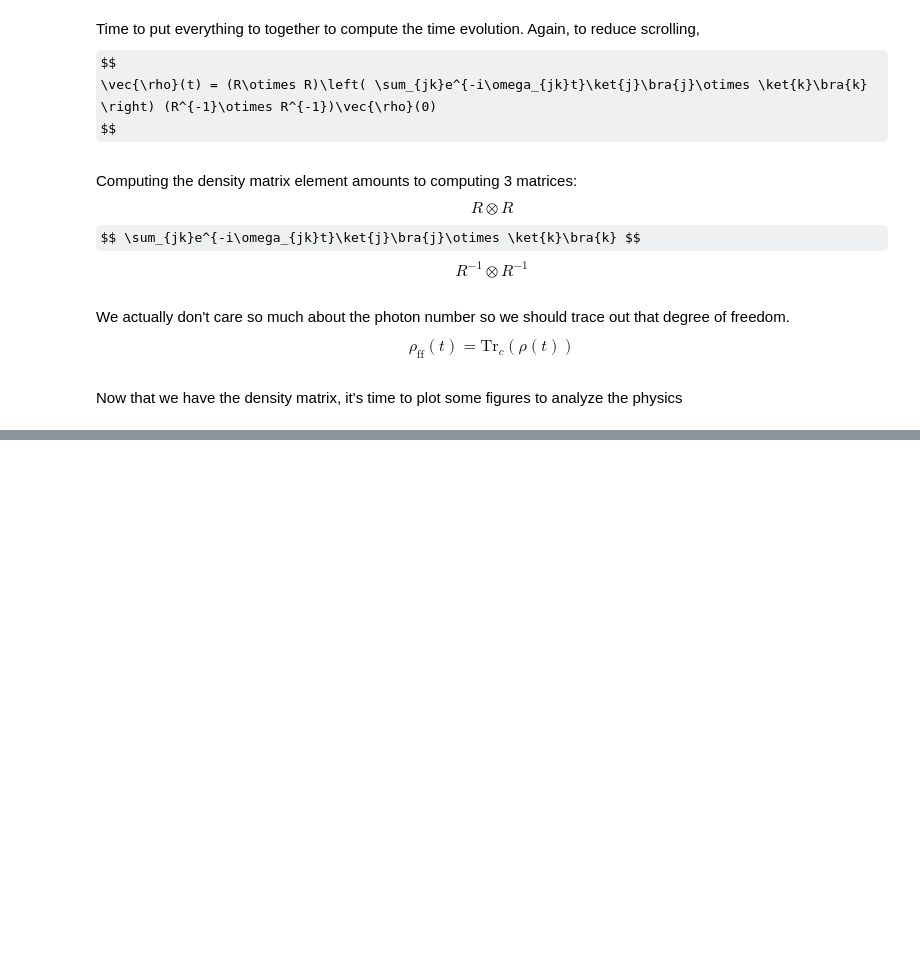
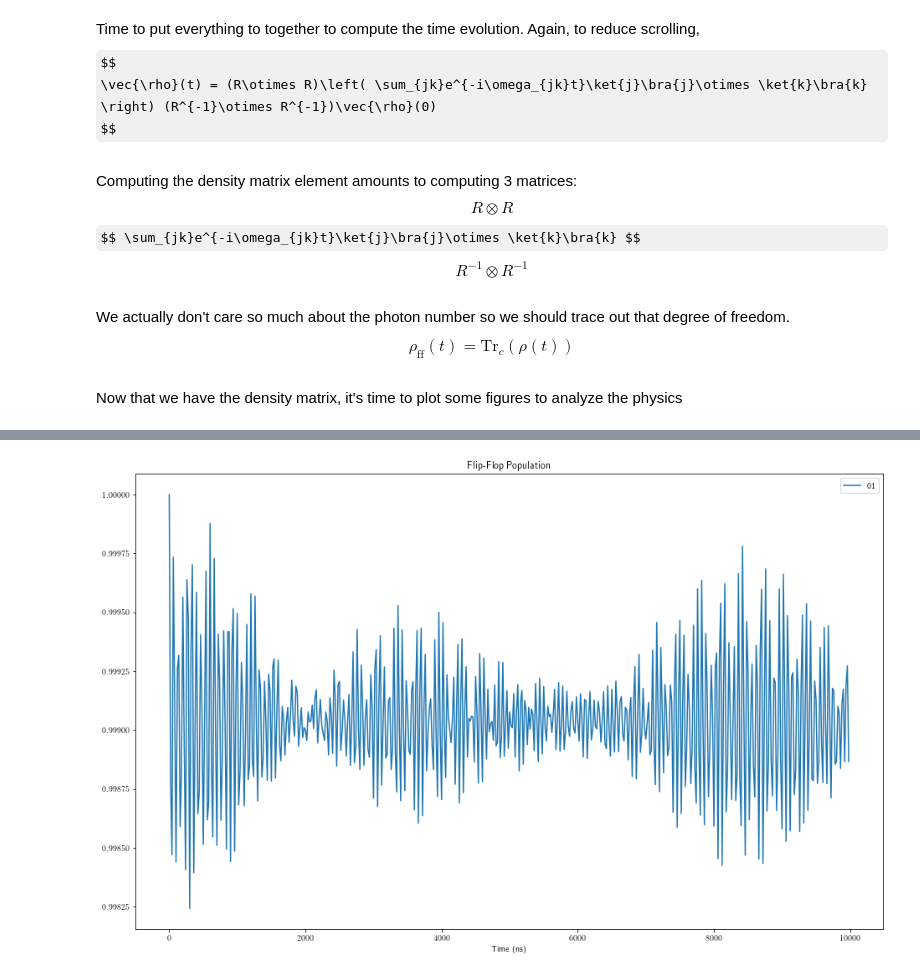
Before and after one commit to jtruong04/FlipFlopQubit_CavityCoupling, a Jupyter notebook: _notebooks/Time_Evolution.ipynb, the cells around one changed output, grey strips where cells are left out. Saved outputs shown, nothing was run; the diff lists cells and outputs as text; code cells hidden in the pictures; some formulas as TeX source; blank space fills up the shorter version.

```diff
--- a/_notebooks/Time_Evolution.ipynb
+++ b/_notebooks/Time_Evolution.ipynb
@@ -158,3 +312,29 @@ plt.show()
+# %%
+fig=plt.figure(figsize=(16,10))
+ax = fig.add_subplot(111)
+# ax.plot(t,rho_ff[:,0,0], label='00')
+ax.plot(t,rho_ff[:,1,1], label='01')
+# ax.plot(t,rho_ff[:,2,2], label='02')
+# ax.plot(t,rho_ff[:,3,3], label='03')
+# ax.plot(t,rho_ff[:,4,4], label='10')
+# ax.plot(t,rho_ff[:,5,5], label='11')
+# ax.plot(t,rho_ff[:,6,6], label='12')
+# ax.plot(t,rho_ff[:,7,7], label='13')
+# ax.plot(t,rho_ff[:,8,8], label='20')
+# ax.plot(t,rho_ff[:,9,9], label='21')
+# ax.plot(t,rho_ff[:,10,10], label='22')
+# ax.plot(t,rho_ff[:,11,11], label='23')
+# ax.plot(t,rho_ff[:,12,12], label='30')
+# ax.plot(t,rho_ff[:,13,13], label='31')
+# ax.plot(t,rho_ff[:,14,14], label='32')
+# ax.plot(t,rho_ff[:,15,15], label='33')
+ax.set_xlabel('Time (ns)')
+ax.set_ylabel('')
+ax.set_title('Flip-Flop Population')
+plt.legend(loc=0)
+plt.show()
+# %% [output]
+[figure, added]
 # %%
 fig=plt.figure(figsize=(16,10))
 ax = fig.add_subplot(111)
```
Also changed, not shown: parts of 20 cells of this notebook.
